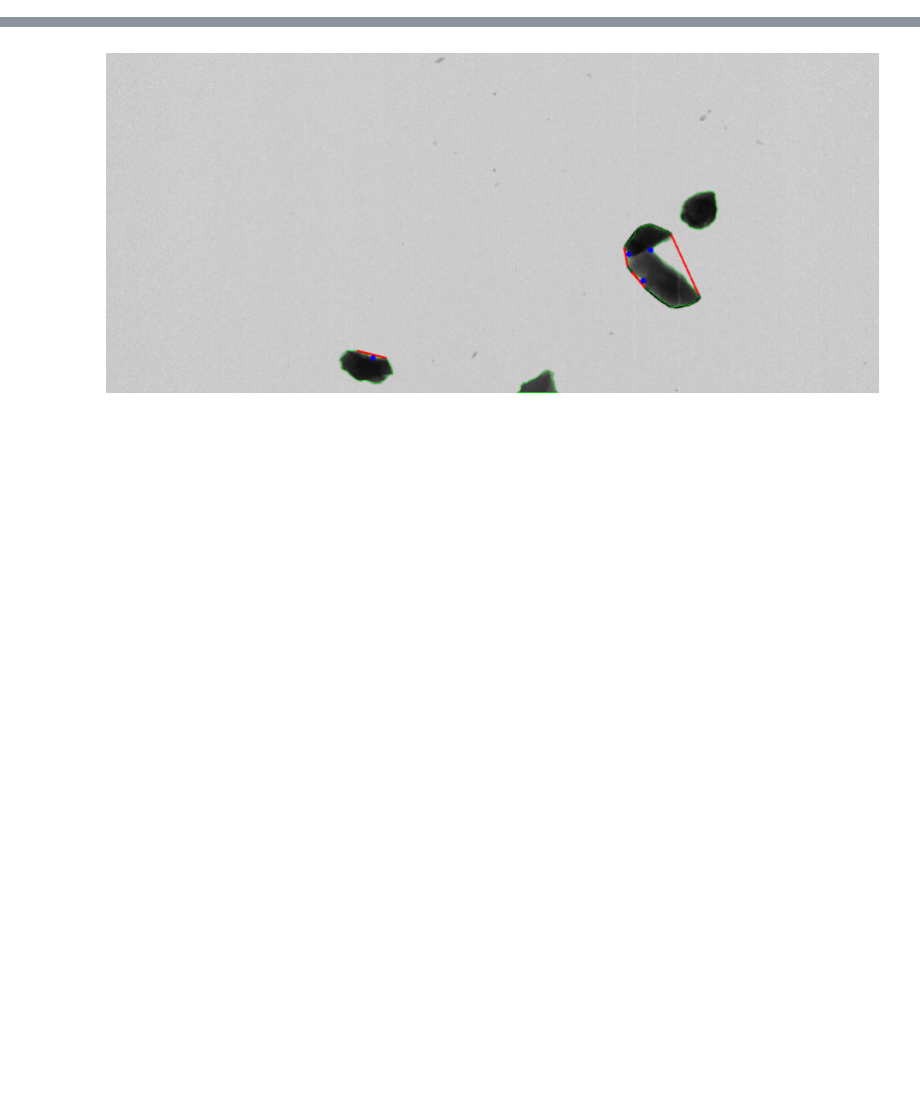
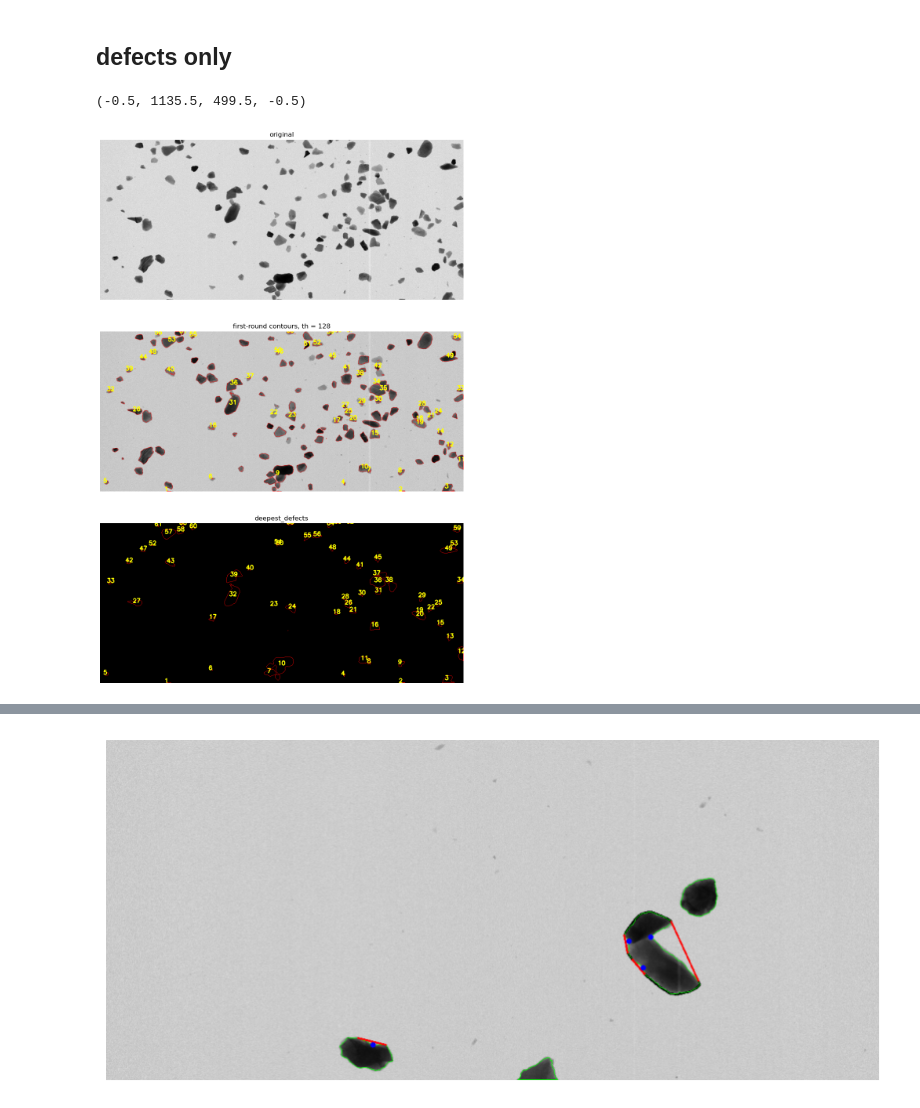
Before and after one commit to yaojian95/jt_ore_sorting, a Jupyter notebook: contours_detect.ipynb, the cells around one changed output, grey strips where cells are left out. Saved outputs shown, nothing was run; the diff lists cells and outputs as text; code cells hidden in the pictures; blank space fills up the shorter version.

```diff
--- a/contours_detect.ipynb
+++ b/contours_detect.ipynb
@@ -73,3 +75,83 @@ def cut_by_deepest_defects(cnt, binary, top_k=2, depth_thresh=1000):
             cv2.line(mask, pt1, pt2, 0, 2)
 
     return mask
+# %% [markdown]
+## defects only
+# %%
+# img = cv2.imread("1749001387562020400.png", cv2.IMREAD_GRAYSCALE)[:, 200:1336]
+# img = cv2.imread("1749114607646606900.png", cv2.IMREAD_GRAYSCALE)[:, 200:1336]
+# img = cv2.imread("1749114607376323400.png", cv2.IMREAD_GRAYSCALE)[:, 200:1336]
+img = cv2.imread("1749114604927843500.png", cv2.IMREAD_GRAYSCALE)[:, 200:1336]
+
+# th_binary, binary = cv2.threshold(img, 0, 255, cv2.THRESH_BINARY_INV + cv2.THRESH_OTSU)
+_, binary = cv2.threshold(img, 128, 255, cv2.THRESH_BINARY_INV); th_binary = 128
+
+# 构造新分割 mask
+final_mask_v2 = np.zeros_like(binary)
+
+contours, _ = cv2.findContours(binary, cv2.RETR_TREE, cv2.CHAIN_APPROX_SIMPLE)
+
+normal_contours = []
+split_contours = []
+
+error_contours = []
+cnt_needs = []
+for cnt in contours:
+    if is_overlapping(cnt, solidity_thresh=0.9):
+        cnt_needs.append(cnt)
+        # 选择每个轮廓中最深的两个凹陷点，并连线切割
+        try:
+            cut_mask = cut_by_deepest_defects(cnt, binary)
+            final_mask_v2 = cv2.bitwise_or(final_mask_v2, cut_mask)
+        except:
+            error_contours.append(cnt)
+
+    # if is_overlapping(cnt):
+    #     # 用聚类算法替代分水岭
+    #     sub_contours = split_by_kmeans(cnt, binary, k=2)  # 也可以自动调k
+    #     split_contours.extend(sub_contours)
+
+
+# 提取新轮廓
+contours_v2, _ = cv2.findContours(final_mask_v2, cv2.RETR_EXTERNAL, cv2.CHAIN_APPROX_SIMPLE)
+
+# 绘制结果
+result = cv2.cvtColor(img, cv2.COLOR_GRAY2BGR)
+cv2.drawContours(result, contours, -1, (255, 0, 0), 1)
+
+output_v2 = cv2.cvtColor(img, cv2.COLOR_GRAY2BGR)
+mask_only2 = np.zeros_like(result)
+for i, cnt in enumerate(contours_v2):
+    cv2.drawContours(output_v2, [cnt], -1, (255, 0, 0), 2)
+    cv2.drawContours(mask_only2, [cnt], -1, (255, 0, 0), 1)
+    M = cv2.moments(cnt)
+    if M["m00"] != 0:
+        cx = int(M["m10"] / M["m00"])
+        cy = int(M["m01"] / M["m00"])
+        cv2.putText(mask_only2, f"{i+1}", (cx - 10, cy), cv2.FONT_HERSHEY_SIMPLEX, 0.6, (255, 255, 0), 2)
+
+
+for i, cnt in enumerate(cnt_needs):
+    M = cv2.moments(cnt)
+    if M["m00"] != 0:
+        cx = int(M["m10"] / M["m00"])
+        cy = int(M["m01"] / M["m00"])
+        cv2.putText(result, f"{i+1}", (cx - 10, cy), cv2.FONT_HERSHEY_SIMPLEX, 0.6, (255, 255, 0), 2)
+
+# 显示新结果
+fig, axes = plt.subplots(3, 1, figsize=(16, 18))
+# axes[1].imshow(output_v2)
+axes[2].set_title("deepest_defects")
+axes[2].axis('off')
+axes[2].imshow(mask_only2)
+
+axes[0].imshow(img, cmap = 'gray')
+axes[0].set_title("original")
+axes[0].axis('off')
+
+axes[1].imshow(result, cmap = 'gray')
+axes[1].set_title("first-round contours, th = %s"%th_binary)
+axes[1].axis('off')
+# %% [output]
+(-0.5, 1135.5, 499.5, -0.5)
+[figure, added]
```
Also changed, not shown: parts of 11 cells of this notebook.
